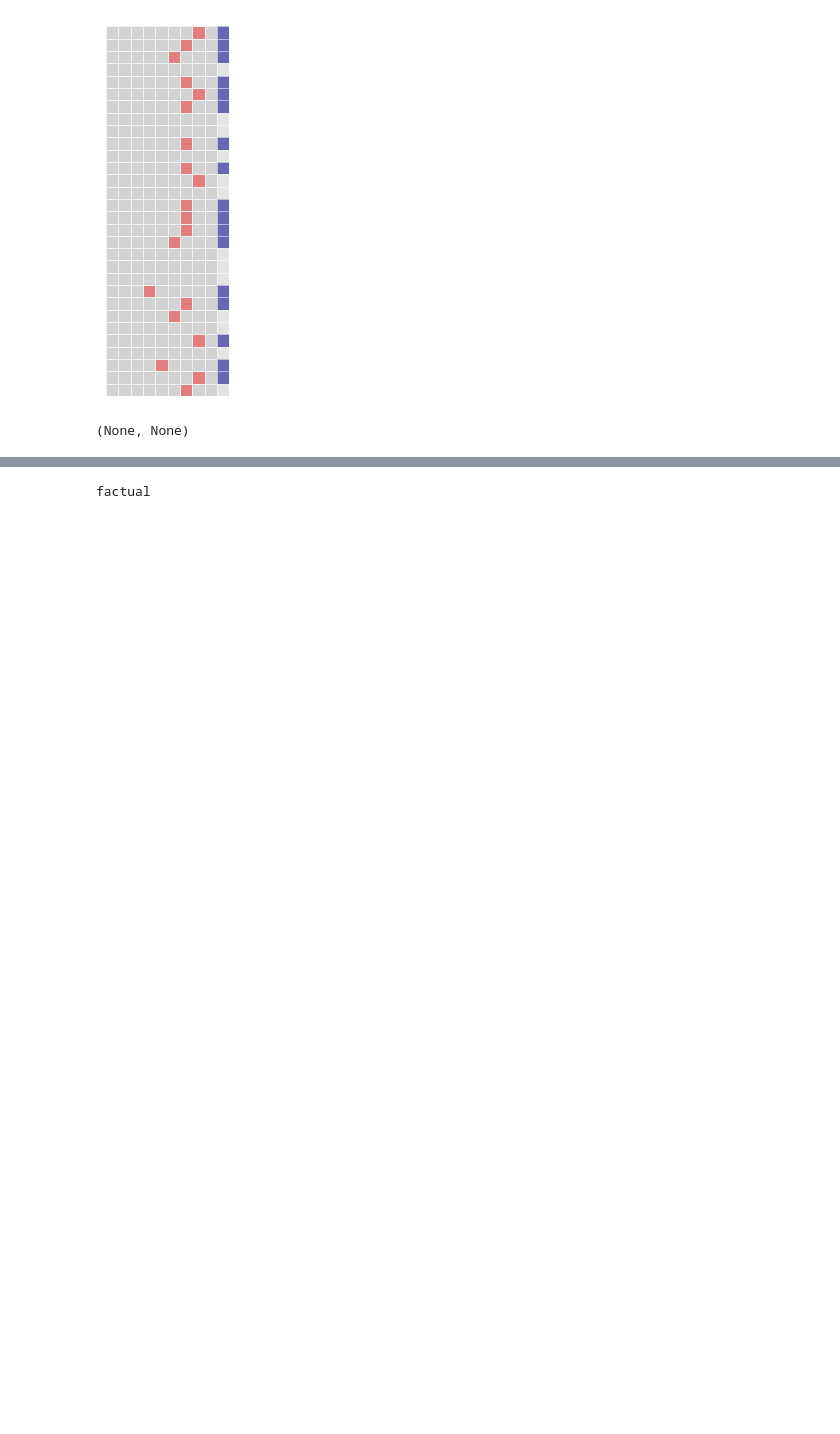
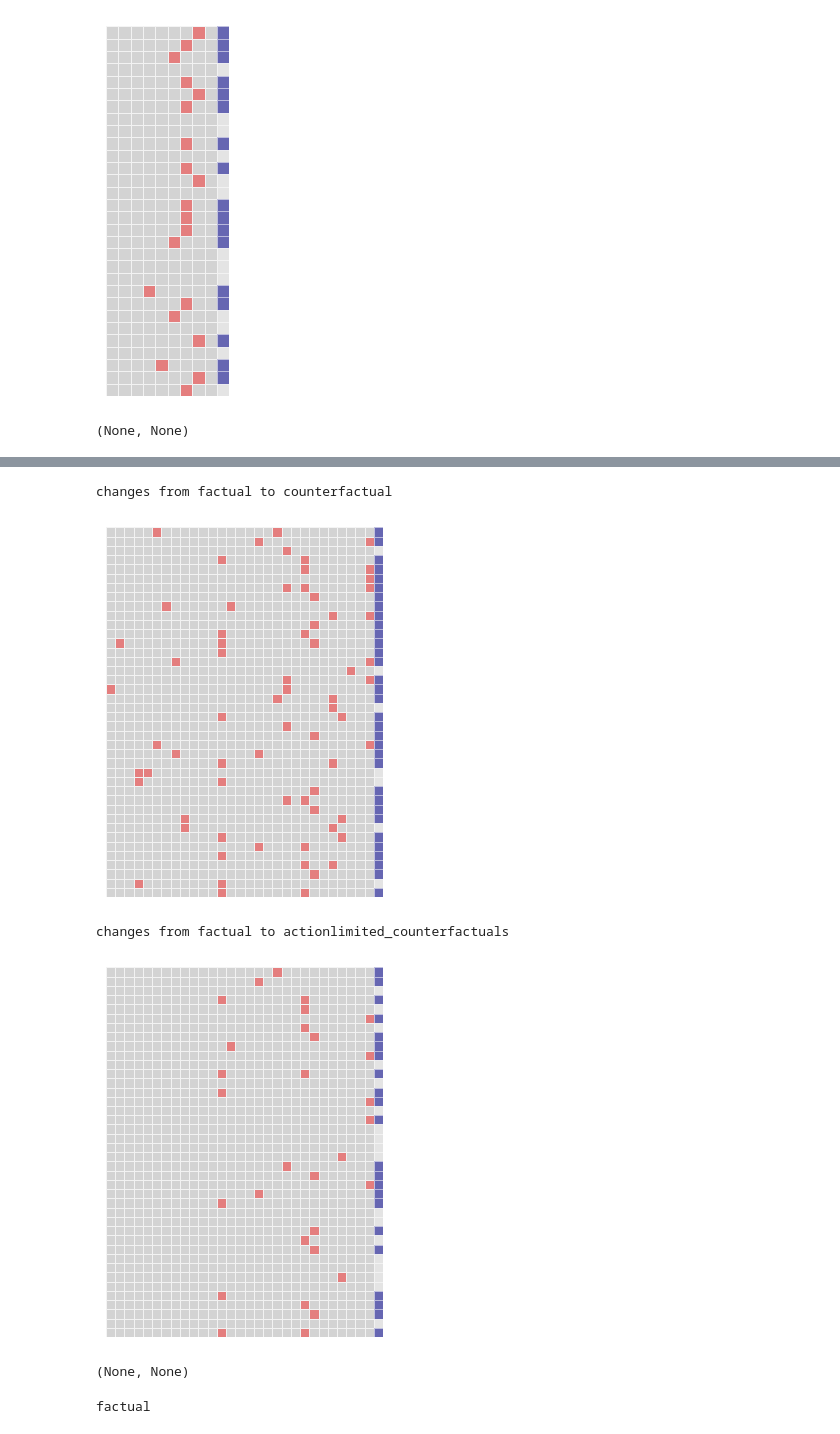
Before and after one commit to understanding-ml/COLA, a Jupyter notebook: demo.ipynb, the cells around one changed output, grey strips where cells are left out. Saved outputs shown, nothing was run; the diff lists cells and outputs as text; code cells hidden in the pictures; blank space fills up the shorter version.

```diff
--- a/demo.ipynb
+++ b/demo.ipynb
@@ -49,7 +49,7 @@ dataset_hotel = HotelBookingsDataset()
 df_heloc = dataset_hotel.get_dataframe()
 df_heloc.head(3)
 df_Risk_2 = df_heloc[df_heloc['is_canceled'] == 1]
-df_Risk_2 = df_Risk_2.sample(5)
+df_Risk_2 = df_Risk_2.sample(40)
 df_Risk_2.head()
 df_without_target_2 = df_Risk_2.drop(columns=['is_canceled']).copy()
 df_without_target_2.head()
@@ -160,7 +194,7 @@ refiner_2 = COLA(
     x_counterfactual=counterfactual_2,
 )
 refiner_2.set_policy(
-    matcher="ot",
+    matcher="ect",
     attributor="pshap",
     Avalues_method="max"
     )
@@ -210,3 +258,12 @@ refiner_2._get_matcher()
+# %%
+#################################################
+refiner_2.heatmap()
+# %% [output]
+changes from factual to counterfactual
+[figure, added]
+changes from factual to actionlimited_counterfactuals
+[figure, added]
+(None, None)
 # %%
 print("factual")
 display(factual)
```
Also changed, not shown: parts of 13 cells of this notebook.
